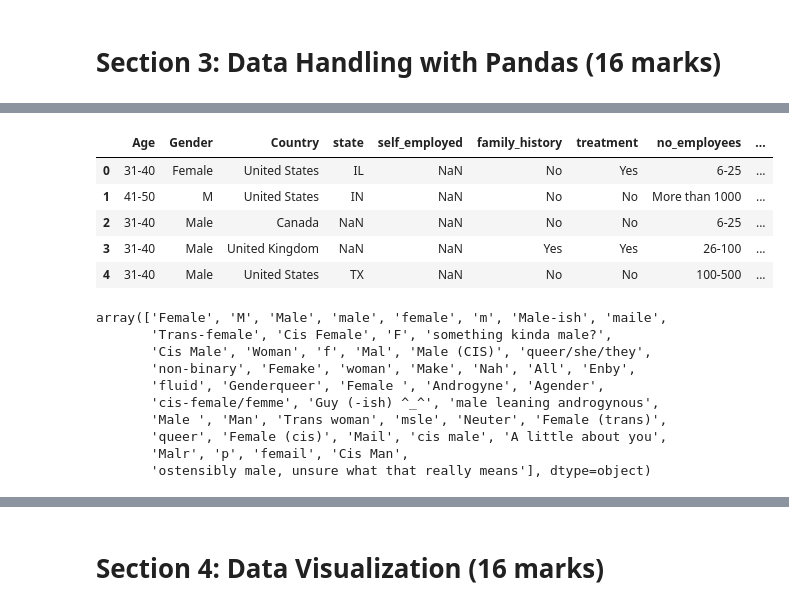
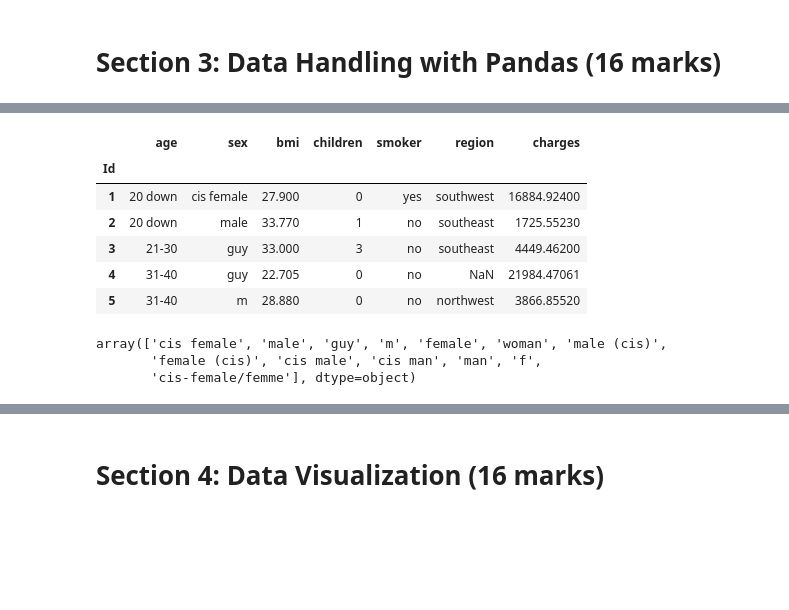
Before and after one commit to guavacoderepo/SOFT40161-COURSE-WORK, a Jupyter notebook: NTU_N1280799_SOFT40161.ipynb, the cells around one changed output, grey strips where cells are left out. Cells and saved outputs as stored; diff of their text form; code cells hidden in the pictures; blank space fills up the shorter version.

```diff
--- a/NTU_N1280799_SOFT40161.ipynb
+++ b/NTU_N1280799_SOFT40161.ipynb
@@ -101,8 +98,8 @@ def plot_bar_chart(x:list,y:list):
 # Explanation and Documentation
 # %%
 # import dataset into pandas
-url = 'dataset/survey.csv'
+url = 'dataset/medical_survey.csv'
 
-df = pd.read_csv(url)
+df = pd.read_csv(url, index_col=0)
 df.head()
 # %% [output]
@@ -173,4 +158,0 @@ select_cols = ['Age', 'Gender', 'Country', 'state', 'self_employed', 'family_his
-# %%
-# drill down the demention of the dataset
-df = df[select_cols]
-df.head()
@@ -195,11 +170,12 @@ plot_bar_chart(miss_values.keys(), miss_values.values())
 # %%
 # grouping age
-df['Age'] = df['Age'].apply(group_age)
+df['age'] = df['age'].apply(group_age)
 df.head()
 # %% [output]
-|  | Age | Gender | Country | state | self_employed | family_history | treatment | no_employees | ... |
-| 0 | 31-40 | Female | United States | IL | NaN | No | Yes | 6-25 | ... |
-| 1 | 41-50 | M | United States | IN | NaN | No | No | More than 1000 | ... |
-| 2 | 31-40 | Male | Canada | NaN | NaN | No | No | 6-25 | ... |
-| 3 | 31-40 | Male | United Kingdom | NaN | NaN | Yes | Yes | 26-100 | ... |
-| 4 | 31-40 | Male | United States | TX | NaN | No | No | 100-500 | ... |
+|  | age | sex | bmi | children | smoker | region | charges |
+| Id |  |  |  |  |  |  |  |
+| 1 | 20 down | cis female | 27.900 | 0 | yes | southwest | 16884.92400 |
+| 2 | 20 down | male | 33.770 | 1 | no | southeast | 1725.55230 |
+| 3 | 21-30 | guy | 33.000 | 3 | no | southeast | 4449.46200 |
+| 4 | 31-40 | guy | 22.705 | 0 | no | NaN | 21984.47061 |
+| 5 | 31-40 | m | 28.880 | 0 | no | northwest | 3866.85520 |
@@ -206,13 +189,6 @@ df.head()
 # %%
-df['Gender'].unique()
+df['sex'].unique()
 # %% [output]
-array(['Female', 'M', 'Male', 'male', 'female', 'm', 'Male-ish', 'maile',
-       'Trans-female', 'Cis Female', 'F', 'something kinda male?',
-       'Cis Male', 'Woman', 'f', 'Mal', 'Male (CIS)', 'queer/she/they',
-       'non-binary', 'Femake', 'woman', 'Make', 'Nah', 'All', 'Enby',
-       'fluid', 'Genderqueer', 'Female ', 'Androgyne', 'Agender',
-       'cis-female/femme', 'Guy (-ish) ^_^', 'male leaning androgynous',
-       'Male ', 'Man', 'Trans woman', 'msle', 'Neuter', 'Female (trans)',
-       'queer', 'Female (cis)', 'Mail', 'cis male', 'A little about you',
-       'Malr', 'p', 'femail', 'Cis Man',
-       'ostensibly male, unsure what that really means'], dtype=object)
+array(['cis female', 'male', 'guy', 'm', 'female', 'woman', 'male (cis)',
+       'female (cis)', 'cis male', 'cis man', 'man', 'f',
+       'cis-female/femme'], dtype=object)
```
Also changed, not shown: parts of 25 cells of this notebook, 6 other files.
